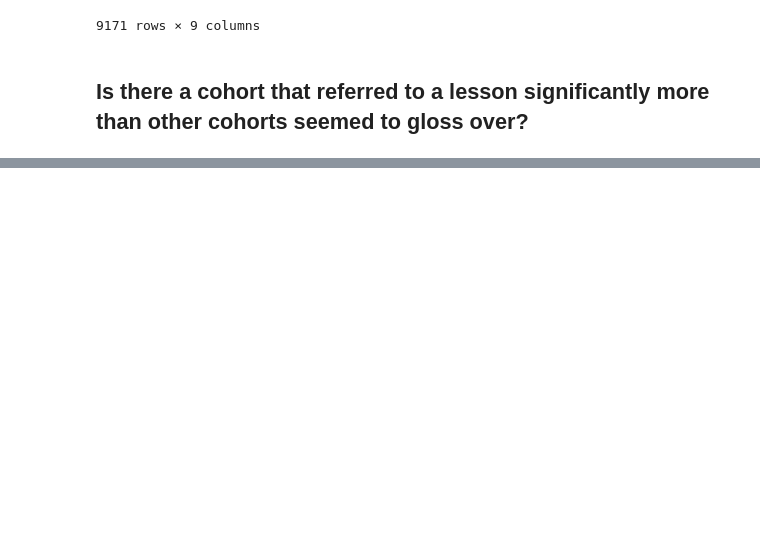
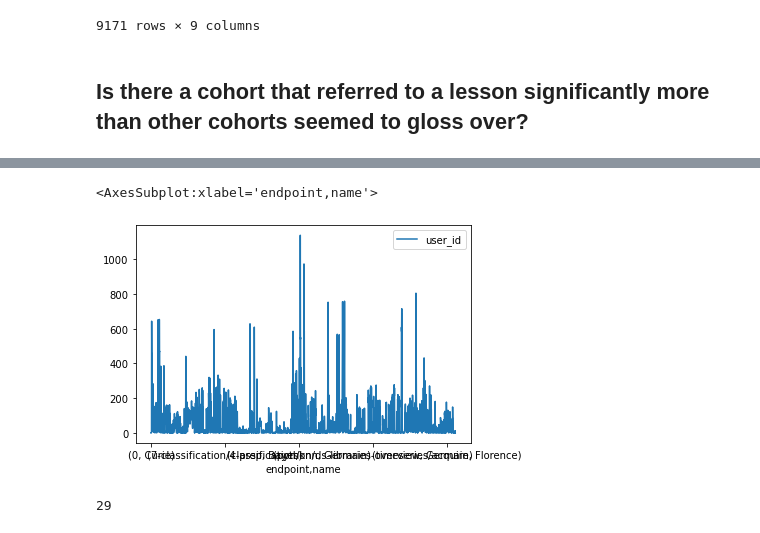
Before and after one commit to Florence-Team-8/anomaly-detection-project, a Jupyter notebook: heathers_notebook.ipynb, the cells around one changed output, grey strips where cells are left out. Cells and saved outputs as stored; diff of their text form; code cells hidden in the pictures; blank space fills up the shorter version.

```diff
--- a/heathers_notebook.ipynb
+++ b/heathers_notebook.ipynb
@@ -232,0 +405,9 @@ for prog in program_list:
+# %%
+ds_df[['endpoint', 'name','user_id']].groupby(['endpoint', 'name']).count().plot()
+# %% [output]
+<AxesSubplot:xlabel='endpoint,name'>
+[figure, added]
+# %%
+len(web_cohorts)
+# %% [output]
+29
```
Also changed, not shown: parts of 25 cells of this notebook.
